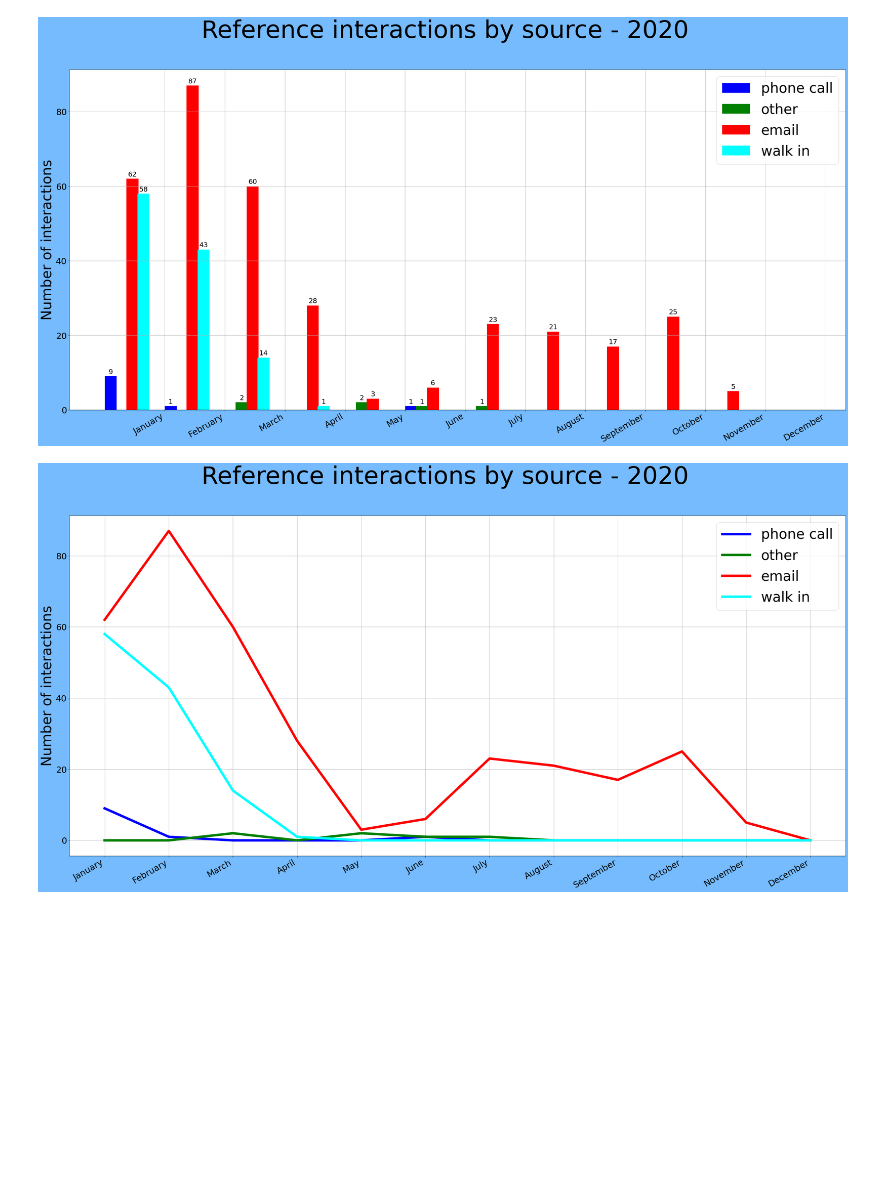
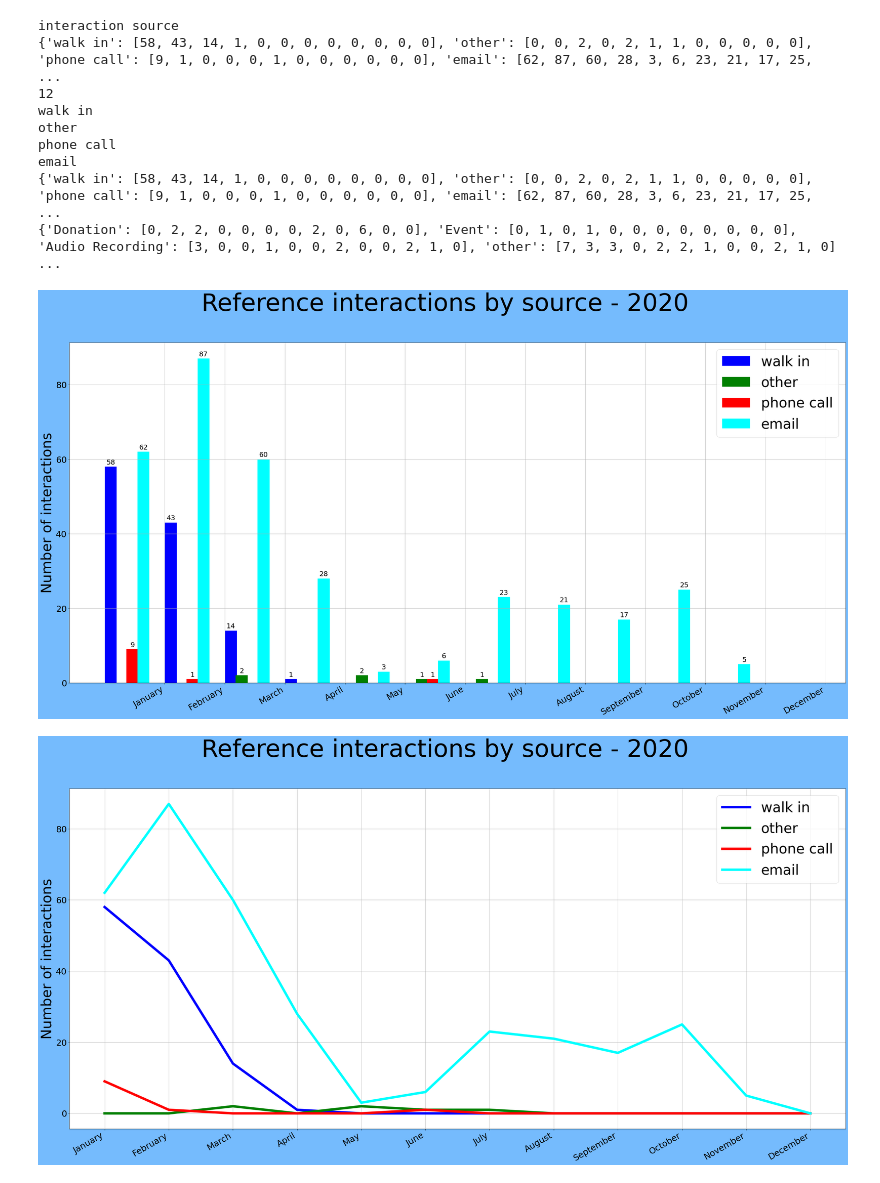
Before and after one commit to BAM-PFA/libstats_viz, a Jupyter notebook: Libstats_visualization.ipynb, the cells around one changed output. Cells and saved outputs as stored; diff of their text form; code cells hidden in the pictures; blank space fills up the shorter version.

Commit message:
generalize monthly tally function; add example plot by interaction type; update readme

```diff
--- a/Libstats_visualization.ipynb
+++ b/Libstats_visualization.ipynb
@@ -29,9 +29,9 @@ def autolabel(rects,ax):
 
     return ax
 # %%
-def get_monthly_source_totals(df):
+def get_monthly_totals(df,parameter):
     sub_dataframes = {}
-    sources = df.groupby(['interaction source'])
+    sources = df.groupby([parameter])
     source_names = set(sources.groups.keys())
 
     for source_name in source_names:
@@ -42,7 +42,7 @@ def get_monthly_source_totals(df):
             try:
                 this_month = df.groupby(df.epoch.dt.month == _month).get_group(True)
                 by_source = this_month.groupby(
-                    this_month['interaction source'] == source_name
+                    this_month[parameter] == source_name
                 )
                 monthly_total = len(by_source.get_group(True))
             except KeyError:
@@ -50,12 +50,12 @@ def get_monthly_source_totals(df):
 #             print(monthly_total)
             sub_dataframes[source_name].append(monthly_total)
 
-#     print(sub_dataframes)
+    print(sub_dataframes)
     return sub_dataframes
 
-
-def monthly_source_totals_barchart(df):
-    annual_by_source = get_monthly_source_totals(df)
+def monthly_source_totals_barchart(df,parameter):
+    print(parameter)
+    annual_totals = get_monthly_totals(df,parameter)
 
     # plot setup
     fig, ax = plt.subplots(figsize=(40, 20))
@@ -70,43 +70,77 @@ def monthly_source_totals_barchart(df):
     plt.ylabel("Number of interactions",fontsize=40)
 
     # bar chart x-value spacing
-    spacer = len(annual_by_source.keys())
+#     spacer = len(annual_by_source.keys())
+#     print(spacer)
     spacer = list(np.linspace(start=-1, stop=1.0, num=12))
+    print(len(spacer))
     x = np.arange(12)
     width = 0.2
-    for source,values in annual_by_source.items():
+    for source,values in annual_totals.items():
+        print(source)
         rect = ax.bar(x+spacer[0], values, width, label=source,align='edge')#,linewidth=7)
         ax = autolabel(rect,ax)
         spacer.pop(0)
 
     ax.legend(prop={"size":40})
     fig.savefig('by_source_barchart.png')
 #     plt.show()
 
 
-def monthly_source_totals_linechart(df):
-    annual_by_source = get_monthly_source_totals(df)
+def monthly_source_totals_linechart(df,parameter):
+    annual_totals = get_monthly_totals(df,parameter)
 
     fig, ax = plt.subplots(figsize=(40, 20))
     fig.suptitle('Reference interactions by source - 2020',fontsize=70)
     fig.autofmt_xdate()
     fig.patch.set_facecolor('xkcd:sky blue')
     ax.set_prop_cycle(custom_cycler)
     ax.tick_params(axis='x', labelsize= 25)
     ax.tick_params(axis='y', labelsize= 25)
     ax.grid()
     plt.xticks(np.arange(12), calendar.month_name[1:13])
     plt.ylabel("Number of interactions",fontsize=40)
 
-    for source,values in annual_by_source.items():
+    for source,values in annual_totals.items():
         ax.plot(values,linewidth=7,label=source)
 
     ax.legend(prop={"size":40})
     fig.savefig('by_source_linechart.png')
 #     plt.show()
 
-monthly_source_totals_barchart(df)
-monthly_source_totals_linechart(df)
+def monthly_source_types_linechart(df,parameter):
+    annual_totals = get_monthly_totals(df,parameter)
+
+    fig, ax = plt.subplots(figsize=(40, 20))
+    fig.suptitle('Reference interactions by type - 2020',fontsize=70)
+    fig.autofmt_xdate()
+    fig.patch.set_facecolor('xkcd:sky blue')
+    ax.set_prop_cycle(custom_cycler)
+    ax.tick_params(axis='x', labelsize= 25)
+    ax.tick_params(axis='y', labelsize= 25)
+    ax.grid()
+    plt.xticks(np.arange(12), calendar.month_name[1:13])
+    plt.ylabel("Number of interactions",fontsize=40)
+
+    for source,values in annual_totals.items():
+
+        ax.plot(values,linewidth=7,label=source)
+
+    ax.legend(prop={"size":20})
+    fig.savefig('by_type_linechart.png')
+
+monthly_source_totals_barchart(df,'interaction source')
+monthly_source_totals_linechart(df,'interaction source')
+monthly_source_types_linechart(df,'interaction type')
 # %% [output]
+interaction source
+{'walk in': [58, 43, 14, 1, 0, 0, 0, 0, 0, 0, 0, 0], 'other': [0, 0, 2, 0, 2, 1, 1, 0, 0, 0, 0, 0], 'phone call': [9, 1, 0, 0, 0, 1, 0, 0, 0, 0, 0, 0], 'email': [62, 87, 60, 28, 3, 6, 23, 21, 17, 25,  ...
+12
+walk in
+other
+phone call
+email
+{'walk in': [58, 43, 14, 1, 0, 0, 0, 0, 0, 0, 0, 0], 'other': [0, 0, 2, 0, 2, 1, 1, 0, 0, 0, 0, 0], 'phone call': [9, 1, 0, 0, 0, 1, 0, 0, 0, 0, 0, 0], 'email': [62, 87, 60, 28, 3, 6, 23, 21, 17, 25,  ...
+{'Donation': [0, 2, 2, 0, 0, 0, 0, 2, 0, 6, 0, 0], 'Event': [0, 1, 0, 1, 0, 0, 0, 0, 0, 0, 0, 0], 'Audio Recording': [3, 0, 0, 1, 0, 0, 2, 0, 0, 2, 1, 0], 'other': [7, 3, 3, 0, 2, 2, 1, 0, 0, 2, 1, 0] ...
-[figure, old version]
+[figure, new version]
-[figure, old version]
+[figure, new version]
```
Also changed, not shown: parts of 1 cell of this notebook, 4 other files.
